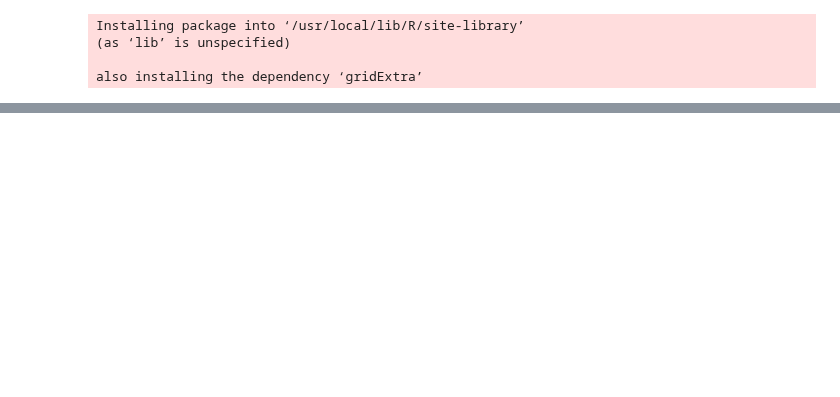
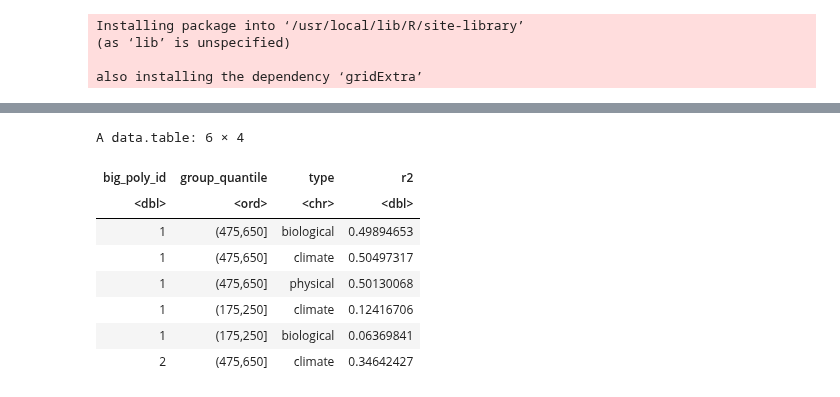
Before and after one commit to seismosmsr/hawaii_soils, a Jupyter notebook: Hawaii_Soils_Analysis.ipynb, the cells around one changed output, grey strips where cells are left out. Saved outputs shown, nothing was run; the diff lists cells and outputs as text; code cells hidden in the pictures; blank space fills up the shorter version.

```diff
--- a/Hawaii_Soils_Analysis.ipynb
+++ b/Hawaii_Soils_Analysis.ipynb
@@ -500,0 +579,12 @@ Writing 28 features with 5 fields and geometry type Polygon.
+# %%
+pie_dt %>% head
+# %% [output]
+A data.table: 6 × 4
+| big_poly_id | group_quantile | type | r2 |
+| <dbl> | <ord> | <chr> | <dbl> |
+| 1 | (475,650] | biological | 0.49894653 |
+| 1 | (475,650] | climate | 0.50497317 |
+| 1 | (475,650] | physical | 0.50130068 |
+| 1 | (175,250] | climate | 0.12416706 |
+| 1 | (175,250] | biological | 0.06369841 |
+| 2 | (475,650] | climate | 0.34642427 |
```
Also changed, not shown: parts of 38 cells of this notebook.
